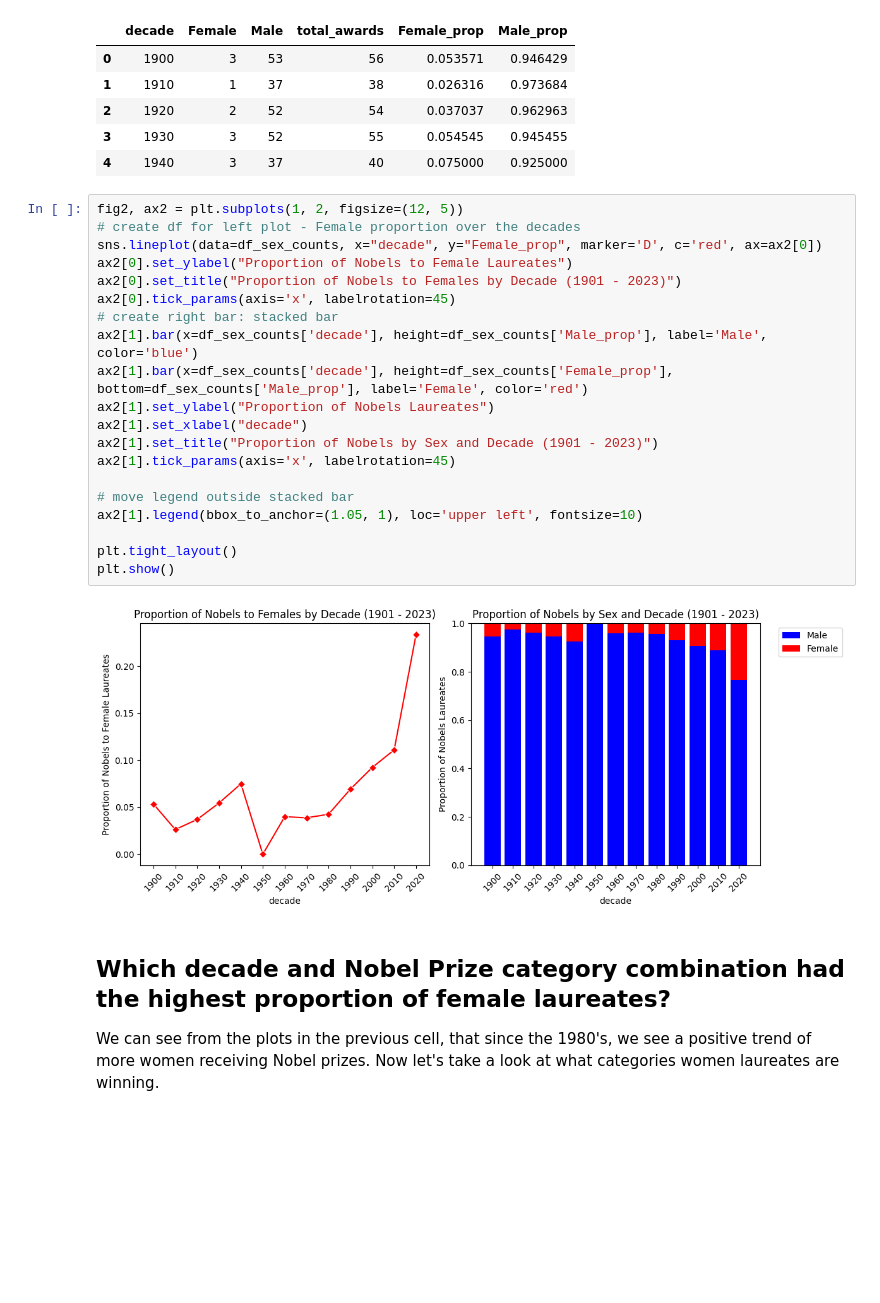
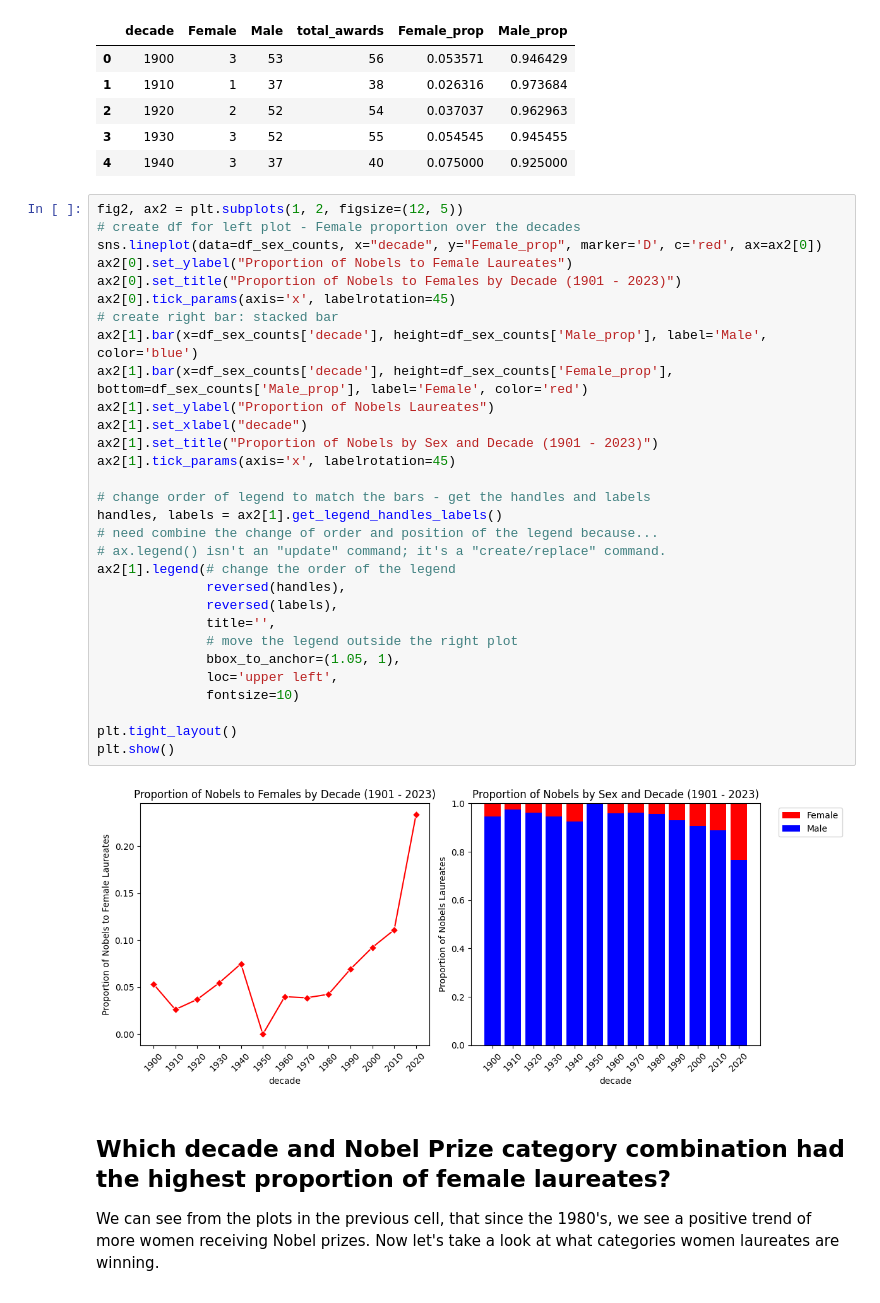
Before and after one commit to MichaelSzczepaniak/DSPortfolio, a Jupyter notebook: Nobel_Winners/NobelWinners.ipynb, the cells around one changed output. Cells and saved outputs as stored; diff of their text form; blank space fills up the shorter version.

Commit message:
fix legend order in nobels by sex and decade stacked bar

```diff
--- a/Nobel_Winners/NobelWinners.ipynb
+++ b/Nobel_Winners/NobelWinners.ipynb
@@ -249,25 +249,35 @@ df_sex_counts.head()
 # %%
 fig2, ax2 = plt.subplots(1, 2, figsize=(12, 5))
 # create df for left plot - Female proportion over the decades
 sns.lineplot(data=df_sex_counts, x="decade", y="Female_prop", marker='D', c='red', ax=ax2[0])
 ax2[0].set_ylabel("Proportion of Nobels to Female Laureates")
 ax2[0].set_title("Proportion of Nobels to Females by Decade (1901 - 2023)")
 ax2[0].tick_params(axis='x', labelrotation=45)
 # create right bar: stacked bar
 ax2[1].bar(x=df_sex_counts['decade'], height=df_sex_counts['Male_prop'], label='Male', color='blue')
 ax2[1].bar(x=df_sex_counts['decade'], height=df_sex_counts['Female_prop'], bottom=df_sex_counts['Male_prop'], label='Female', color='red')
 ax2[1].set_ylabel("Proportion of Nobels Laureates")
 ax2[1].set_xlabel("decade")
 ax2[1].set_title("Proportion of Nobels by Sex and Decade (1901 - 2023)")
 ax2[1].tick_params(axis='x', labelrotation=45)
 
-# move legend outside stacked bar
-ax2[1].legend(bbox_to_anchor=(1.05, 1), loc='upper left', fontsize=10)
+# change order of legend to match the bars - get the handles and labels
+handles, labels = ax2[1].get_legend_handles_labels()
+# need combine the change of order and position of the legend because...
+# ax.legend() isn't an "update" command; it's a "create/replace" command.
+ax2[1].legend(# change the order of the legend
+              reversed(handles),
+              reversed(labels),
+              title='',
+              # move the legend outside the right plot
+              bbox_to_anchor=(1.05, 1),
+              loc='upper left',
+              fontsize=10)
 
 plt.tight_layout()
 plt.show()
 # %% [output]
-[figure, old version]
+[figure, new version]
 # %% [markdown]
 ## Which decade and Nobel Prize category combination had the highest proportion of female laureates?
 
```
Also changed, not shown: parts of 3 cells of this notebook.
